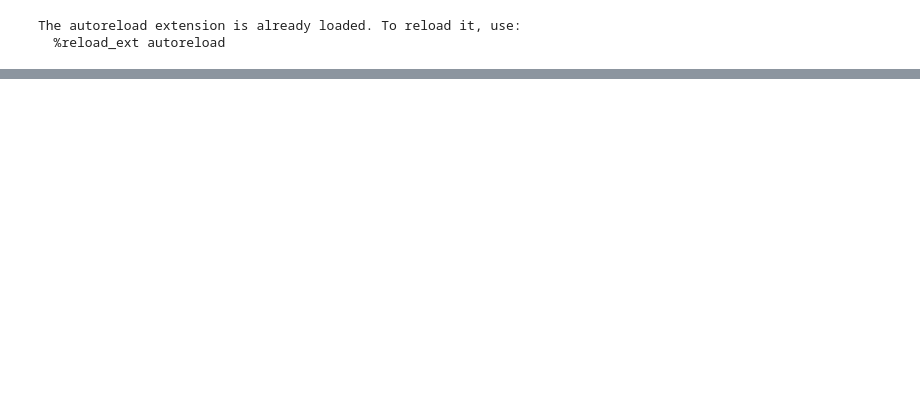
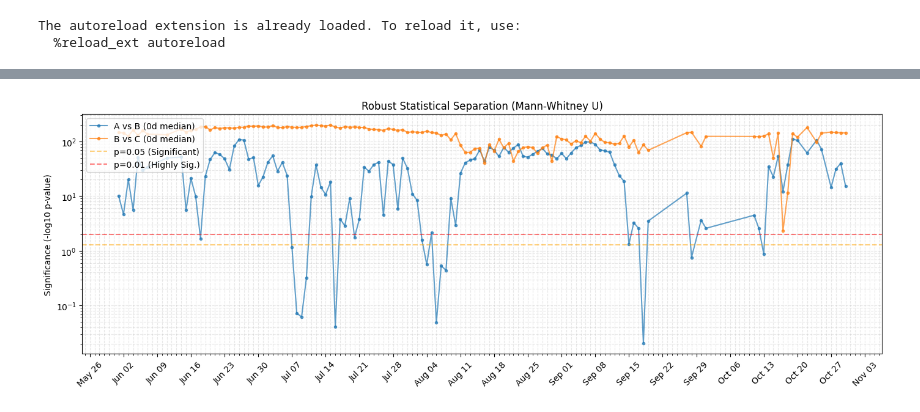
Before and after one commit to franioli/ppcx-domains, a Jupyter notebook: analyze_sectors_ts.ipynb, the cells around one changed output, grey strips where cells are left out. Saved outputs shown, nothing was run; the diff lists cells and outputs as text; code cells hidden in the pictures; blank space fills up the shorter version.

```diff
--- a/analyze_sectors_ts.ipynb
+++ b/analyze_sectors_ts.ipynb
@@ -390,0 +699,100 @@ logger.info(f"Saved velocity time series to {output_path}")
+# %%
+def plot_robust_velocity_separation(
+    ax, df_points, sector_pairs, rolling_days: int | None = None
+):
+    """
+    Plots the statistical separation (p-value) between pairs of sectors using
+    the Mann-Whitney U test, which is robust to non-normal data and outliers.
+    """
+    for sec1, sec2 in sector_pairs:
+        # Group by date to perform the test daily
+        dates = sorted(df_points["date"].unique())
+        p_values = []
+        valid_dates = []
+
+        for date in dates:
+            # Extract velocities for the specific day and sectors
+            v1 = df_points[(df_points["date"] == date) & (df_points["sector"] == sec1)][
+                "V"
+            ].dropna()
+
+            v2 = df_points[(df_points["date"] == date) & (df_points["sector"] == sec2)][
+                "V"
+            ].dropna()
+
+            # Need minimal data points to run the test
+            if len(v1) < 5 or len(v2) < 5:
+                continue
+
+            # Mann-Whitney U Test
+            # alternative='two-sided' checks if distributions are different
+            try:
+                stat, p = stats.mannwhitneyu(v1, v2, alternative="two-sided")
+                p_values.append(p)
+                valid_dates.append(date)
+            except ValueError:
+                continue
+
+        if not valid_dates:
+            logger.warning(f"No valid data to test separation for {sec1} vs {sec2}")
+            continue
+
+        # Convert to numpy array for processing
+        p_values = np.array(p_values)
+
+        # Avoid log(0)
+        p_values = np.where(p_values == 0, 1e-300, p_values)
+
+        label = f"{sec1} vs {sec2}"
+
+        # Plot -log10(p-value) for better visualization
+        # High value = High significance (Separated)
+        # Low value = Low significance (Merged/Same)
+        significance_score = -np.log10(p_values)
+
+        if rolling_days is not None:
+            s_sig = pd.Series(significance_score, index=valid_dates)
+            significance_score = (
+                s_sig.rolling(window=f"{rolling_days}D", center=True).median().values
+            )
+            label += f" ({rolling_days}d median)"
+
+        ax.plot(valid_dates, significance_score, label=label, marker=".", alpha=0.7)
+
+    # Threshold lines
+    # p = 0.05 -> -log10(0.05) ~= 1.3
+    # p = 0.01 -> -log10(0.01) = 2.0
+    ax.axhline(
+        1.3, color="orange", linestyle="--", alpha=0.5, label="p=0.05 (Significant)"
+    )
+    ax.axhline(
+        2.0, color="red", linestyle="--", alpha=0.5, label="p=0.01 (Highly Sig.)"
+    )
+
+    ax.set_yscale("log")
+
+    ax.set_ylabel("Significance (-log10 p-value)")
+    ax.set_title("Robust Statistical Separation (Mann-Whitney U)")
+    ax.legend(loc="upper left")
+    ax.grid(True, which="both", linestyle="--", alpha=0.3)
+
+    # x-axis formatting
+    ax.xaxis.set_major_locator(mdates.WeekdayLocator(interval=1))
+    ax.xaxis.set_major_formatter(mdates.DateFormatter("%b %d"))
+    ax.xaxis.set_minor_locator(mdates.DayLocator())
+    plt.xticks(rotation=45)
+
+    return ax
+
+
+fig, ax = plt.subplots(figsize=(14, 5))
+plot_robust_velocity_separation(
+    ax,
+    df_points_ts,
+    sector_pairs=[("A", "B"), ("B", "C")],
+    rolling_days=0,
+)
+plt.tight_layout()
+plt.show()
+# %% [output]
+[figure, added]
```
Also changed, not shown: parts of 16 cells of this notebook, 3 other files.
